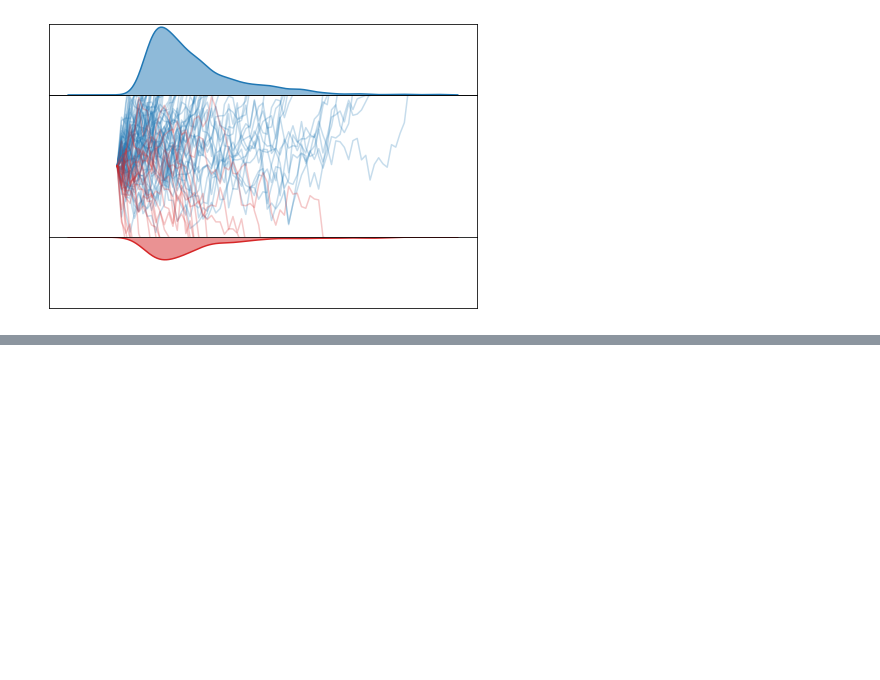
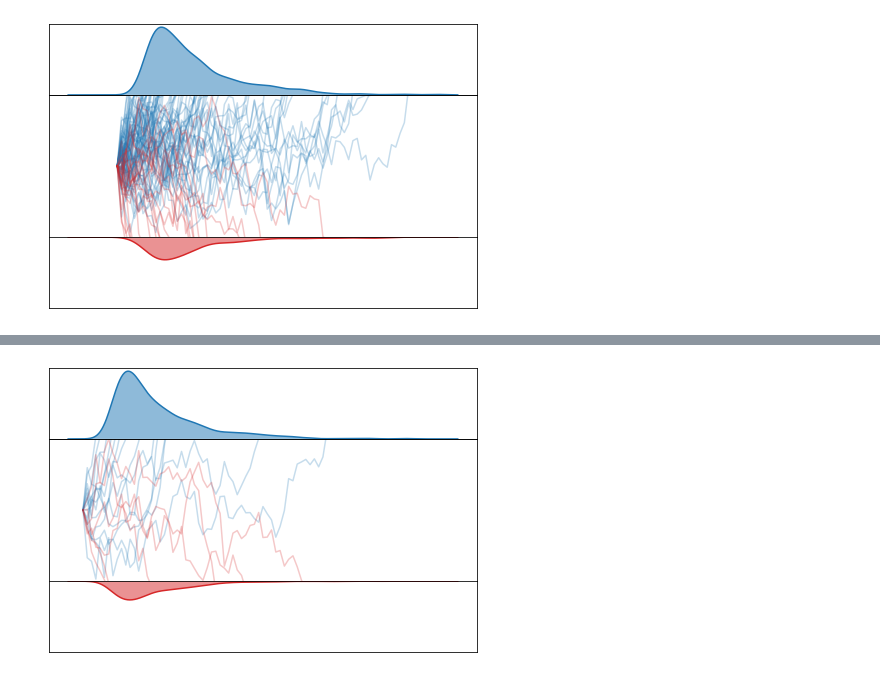
Before and after one commit to hcp4715/dockerHDDM_Guide, a Jupyter notebook: temp/Plot_DDM.ipynb, the cells around one changed output, grey strips where cells are left out. Saved outputs shown, nothing was run; the diff lists cells and outputs as text; code cells hidden in the pictures; blank space fills up the shorter version.

```diff
--- a/temp/Plot_DDM.ipynb
+++ b/temp/Plot_DDM.ipynb
@@ -149,0 +150,5 @@ ddmfig(v=0.7, a=1.5, t=0.6, z=0.5, ntraces = 100)
+# %%
+ddmfig(v=0.8, a=1.5, t=0.3, z=0.5, ntraces = 20)
+plt.savefig("ddm-fig.pdf", bbox_inches=0, transparent=True)
+# %% [output]
+[figure, added]
```
Also changed, not shown: parts of 2 cells of this notebook, 31 other files.
